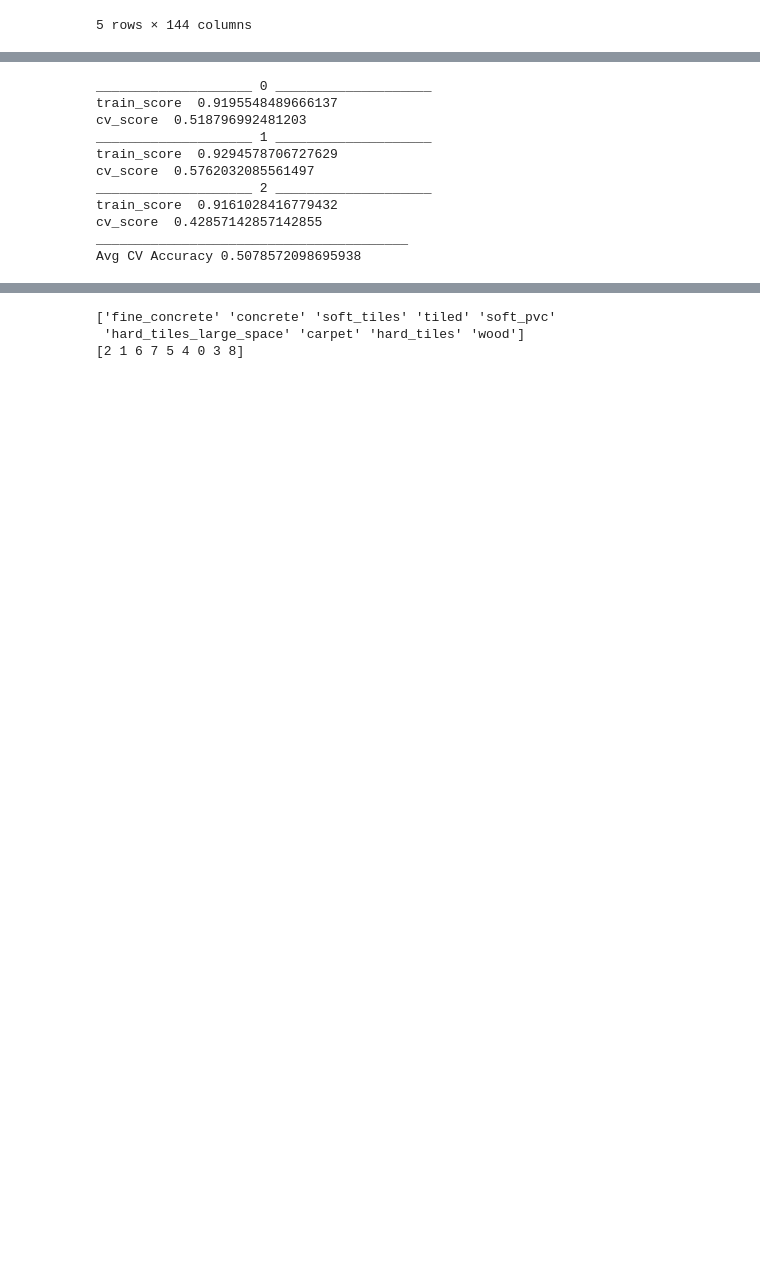
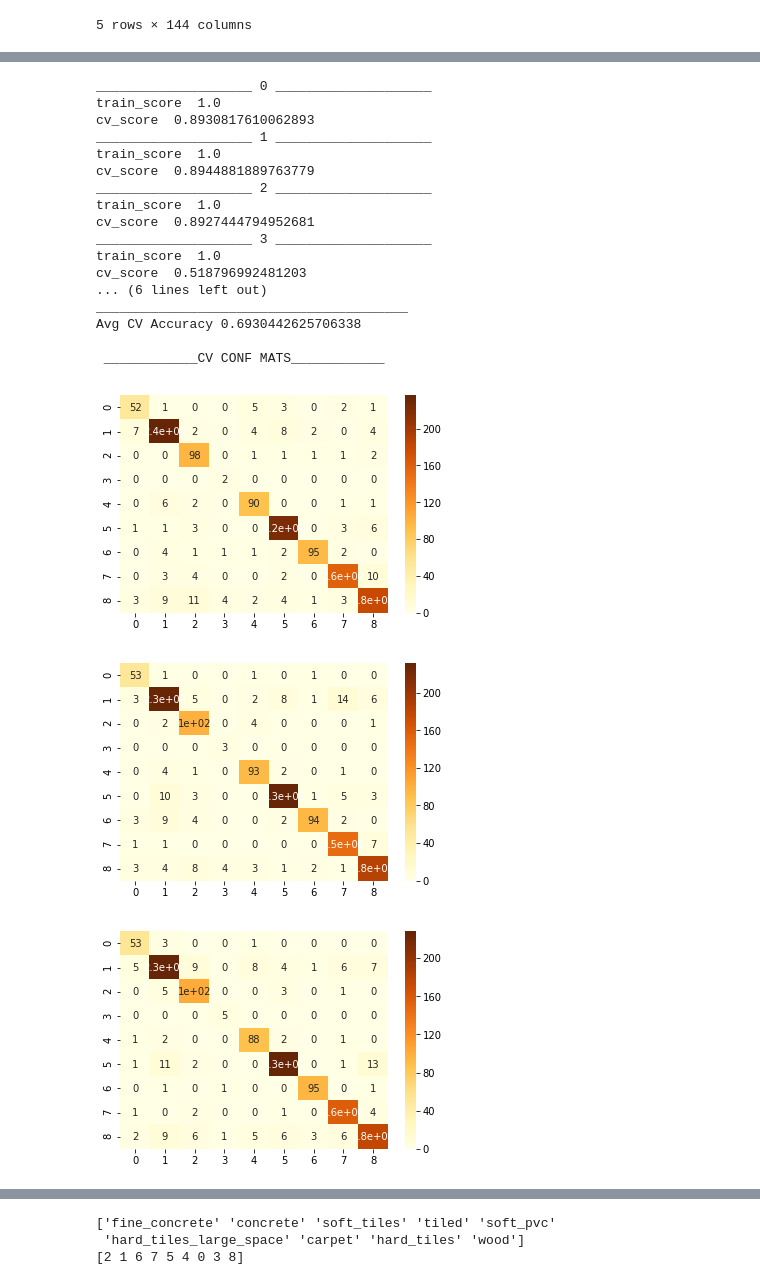
Before and after one commit to gonultasbu/kaggle_careercon_2019, a Jupyter notebook: 71v1.ipynb, the cells around one changed output, grey strips where cells are left out. Saved outputs shown, nothing was run; the diff lists cells and outputs as text; code cells hidden in the pictures; blank space fills up the shorter version.

```diff
--- a/71v1.ipynb
+++ b/71v1.ipynb
@@ -222,5 +217,7 @@ Fitting 5 folds for each of 1 candidates, totalling 5 fits
 # %%
-folds = GroupShuffleSplit(n_splits=3, random_state=1337)
+split_count = 3
+folds = StratifiedKFold(n_splits=split_count, shuffle=True, random_state=1337)
+folds_2 = GroupShuffleSplit(n_splits=split_count, random_state=1337)
 sub_preds = np.zeros((X_test.shape[0], 9))
 score_sum = 0
 '''
@@ -230,50 +227,75 @@ clf = LGBMClassifier(colsample_bytree=0.03581900508076567, learning_rate=0.09308
                      scale_pos_weight=9.05248363351552, subsample=0.9056112605172989, subsample_for_bin=368683,
                      subsample_freq=9)
 '''
-# clf = XGBClassifier()
+
+
+
+#clf = RandomForestClassifier(max_depth=77, min_impurity_decrease=8.435373293206687e-08,
+#                            min_samples_leaf=10, min_samples_split=4, min_weight_fraction_leaf=0.0, n_estimators=170, random_state=1337, class_weight = 'balanced')
+
+clf = RandomForestClassifier(max_depth=65, min_impurity_decrease=9.756650941323682e-08, min_samples_leaf=1, min_samples_split=3,
+                              min_weight_fraction_leaf=0.0, n_estimators=300)
+
+
 '''
-clf = RandomForestClassifier(max_depth=77, min_impurity_decrease=8.435373293206687e-08,
-                             min_samples_leaf=10, min_samples_split=4, min_weight_fraction_leaf=0.0, n_estimators=170, random_state=1337)
+clf = RandomForestClassifier(n_estimators = 200, n_jobs =- 1, class_weight ={0: 3810.0/189.0}, {1: 3810.0/732.0},
+                            {2: 3810.0/779.0}, {3: 3810.0/21.0}, {4: 3810.0/308.0}, {5: 3810.0/363.0}, {6: 3810.0/297.0},
+                            {7: 3810.0/514.0}, {8: 3810.0/607.0})
 '''
-for i, (train_index, test_index) in enumerate(folds.split(X_train, y_train['surface'],
-                                                groups=y_train['group_id'])):
+# clf = RandomForestClassifier(n_estimators = 200, n_jobs =- 1, class_weight='balanced_subsample')
+
+for i, (train_index, test_index) in enumerate(chain(folds.split(X_train, y_train['surface']),folds_2.split(X_train, y_train['surface'],
+                                                groups=y_train['group_id']))):
 
     print('_'*20, i, '_'*20)
     clf.fit(X_train.iloc[train_index], y_train['surface'][train_index])
     score_sum += clf.score(X_train.iloc[test_index], y_train['surface'][test_index])
     print('train_score ', clf.score(X_train.iloc[train_index], y_train['surface'][train_index]))
     print('cv_score ', clf.score(X_train.iloc[test_index], y_train['surface'][test_index]))
+    plt.figure()
+    cm = confusion_matrix(clf.predict(X_train.iloc[test_index]), y_train['surface'].iloc[test_index])
+    sns.heatmap(cm, annot=True, cmap="YlOrBr")
     importances = clf.feature_importances_
     indices = np.argsort(importances)
     features = X_train.columns
 
     '''
     hm = 30
     plt.figure(figsize=(7, 10))
     plt.title('Feature Importances')
     plt.barh(range(len(indices[:hm])), importances[indices][:hm], color='b', align='center')
     plt.yticks(range(len(indices[:hm])), [features[i] for i in indices])
     plt.xlabel('Relative Importance')
     plt.show()
     '''
 
 
 print('_'*40)
-mean_cv_acc = score_sum / folds.n_splits
+mean_cv_acc = score_sum / (split_count*2)
 print('Avg CV Accuracy', mean_cv_acc)
 clf.fit(X_train, y_train['surface'])
 sub_preds = clf.predict_proba(X_test)
+print("\n ____________CV CONF MATS____________")
 SS['surface'] = le.inverse_transform(sub_preds.argmax(axis=1))
 SS.to_csv('rf.csv', index=False)
 # %% [output]
 ____________________ 0 ____________________
-train_score  0.9195548489666137
+train_score  1.0
+cv_score  0.8930817610062893
+____________________ 1 ____________________
+train_score  1.0
+cv_score  0.8944881889763779
+____________________ 2 ____________________
+train_score  1.0
+cv_score  0.8927444794952681
+____________________ 3 ____________________
+train_score  1.0
 cv_score  0.518796992481203
-____________________ 1 ____________________
-train_score  0.9294578706727629
-cv_score  0.5762032085561497
-____________________ 2 ____________________
-train_score  0.9161028416779432
-cv_score  0.42857142857142855
+... (6 lines left out)
 ________________________________________
-Avg CV Accuracy 0.5078572098695938
+Avg CV Accuracy 0.6930442625706338
+
+ ____________CV CONF MATS____________
+[figure, added]
+[figure, added]
+[figure, added]
```
Also changed, not shown: parts of 10 cells of this notebook, 1 other file.
